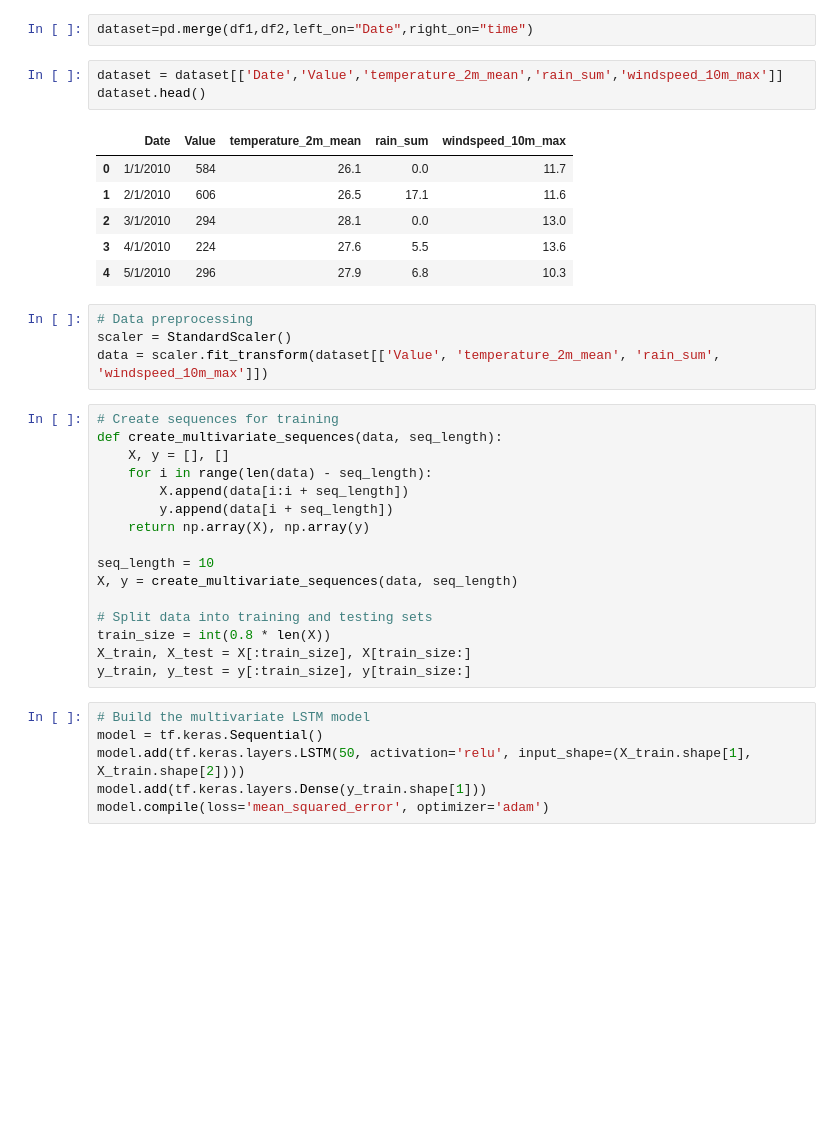
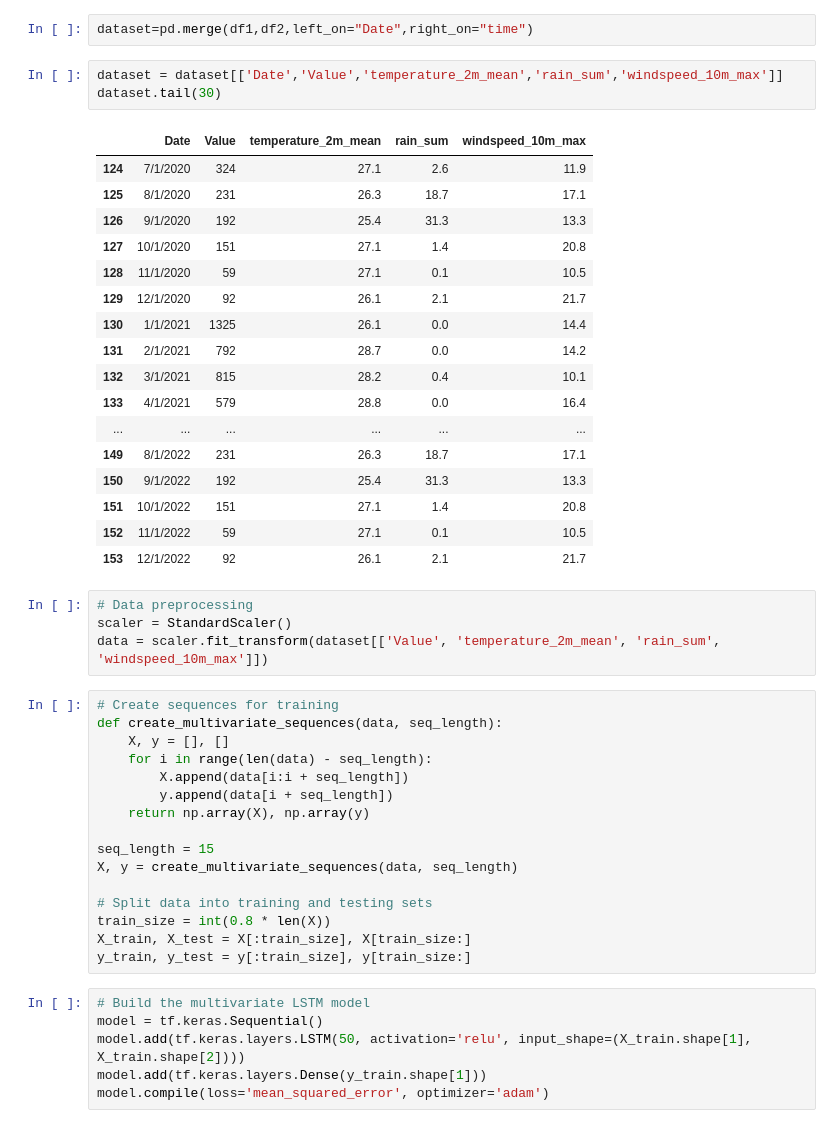
Before and after one commit to RaamVijith/Dengue_forecasting_MachineLearnig_Algorithms-, a Jupyter notebook: LSTM_Dengue_Forecasting.ipynb, the cells around one changed output. Cells and saved outputs as stored; diff of their text form; blank space fills up the shorter version.

```diff
--- a/LSTM_Dengue_Forecasting.ipynb
+++ b/LSTM_Dengue_Forecasting.ipynb
@@ -52,14 +52,25 @@ df2.head()
 dataset=pd.merge(df1,df2,left_on="Date",right_on="time")
 # %%
 dataset = dataset[['Date','Value','temperature_2m_mean','rain_sum','windspeed_10m_max']]
-dataset.head()
+dataset.tail(30)
 # %% [output]
 |  | Date | Value | temperature_2m_mean | rain_sum | windspeed_10m_max |
-| 0 | 1/1/2010 | 584 | 26.1 | 0.0 | 11.7 |
-| 1 | 2/1/2010 | 606 | 26.5 | 17.1 | 11.6 |
-| 2 | 3/1/2010 | 294 | 28.1 | 0.0 | 13.0 |
-| 3 | 4/1/2010 | 224 | 27.6 | 5.5 | 13.6 |
-| 4 | 5/1/2010 | 296 | 27.9 | 6.8 | 10.3 |
+| 124 | 7/1/2020 | 324 | 27.1 | 2.6 | 11.9 |
+| 125 | 8/1/2020 | 231 | 26.3 | 18.7 | 17.1 |
+| 126 | 9/1/2020 | 192 | 25.4 | 31.3 | 13.3 |
+| 127 | 10/1/2020 | 151 | 27.1 | 1.4 | 20.8 |
+| 128 | 11/1/2020 | 59 | 27.1 | 0.1 | 10.5 |
+| 129 | 12/1/2020 | 92 | 26.1 | 2.1 | 21.7 |
+| 130 | 1/1/2021 | 1325 | 26.1 | 0.0 | 14.4 |
+| 131 | 2/1/2021 | 792 | 28.7 | 0.0 | 14.2 |
+| 132 | 3/1/2021 | 815 | 28.2 | 0.4 | 10.1 |
+| 133 | 4/1/2021 | 579 | 28.8 | 0.0 | 16.4 |
+| ... | ... | ... | ... | ... | ... |
+| 149 | 8/1/2022 | 231 | 26.3 | 18.7 | 17.1 |
+| 150 | 9/1/2022 | 192 | 25.4 | 31.3 | 13.3 |
+| 151 | 10/1/2022 | 151 | 27.1 | 1.4 | 20.8 |
+| 152 | 11/1/2022 | 59 | 27.1 | 0.1 | 10.5 |
+| 153 | 12/1/2022 | 92 | 26.1 | 2.1 | 21.7 |
 # %%
 # Data preprocessing
 scaler = StandardScaler()
@@ -73,7 +84,7 @@ def create_multivariate_sequences(data, seq_length):
         y.append(data[i + seq_length])
     return np.array(X), np.array(y)
 
-seq_length = 10
+seq_length = 15
 X, y = create_multivariate_sequences(data, seq_length)
 
 # Split data into training and testing sets
```
Also changed, not shown: parts of 5 cells of this notebook.
